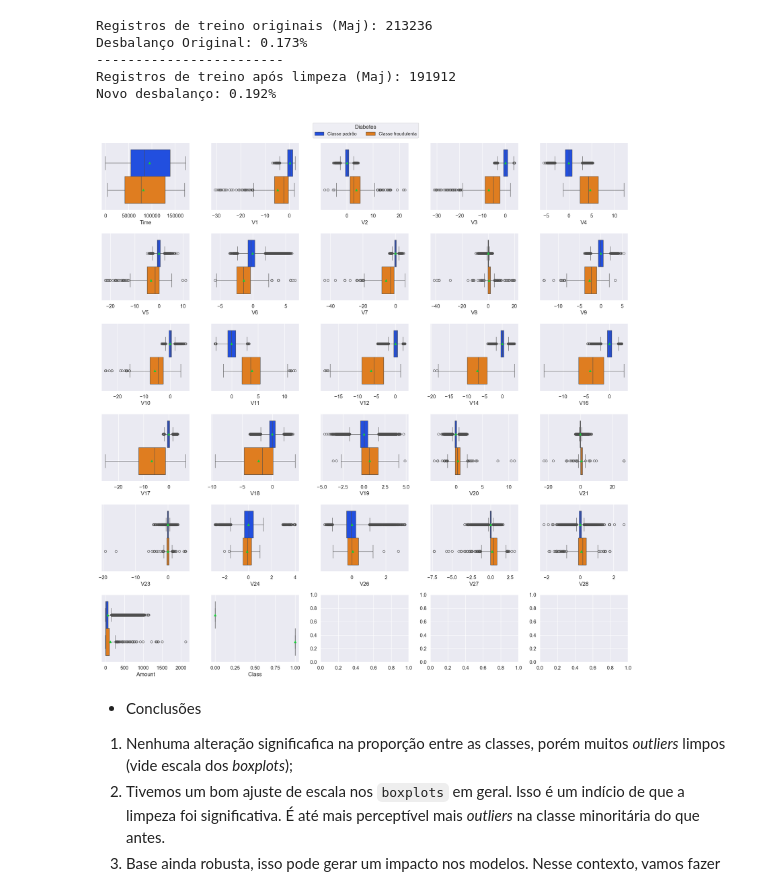
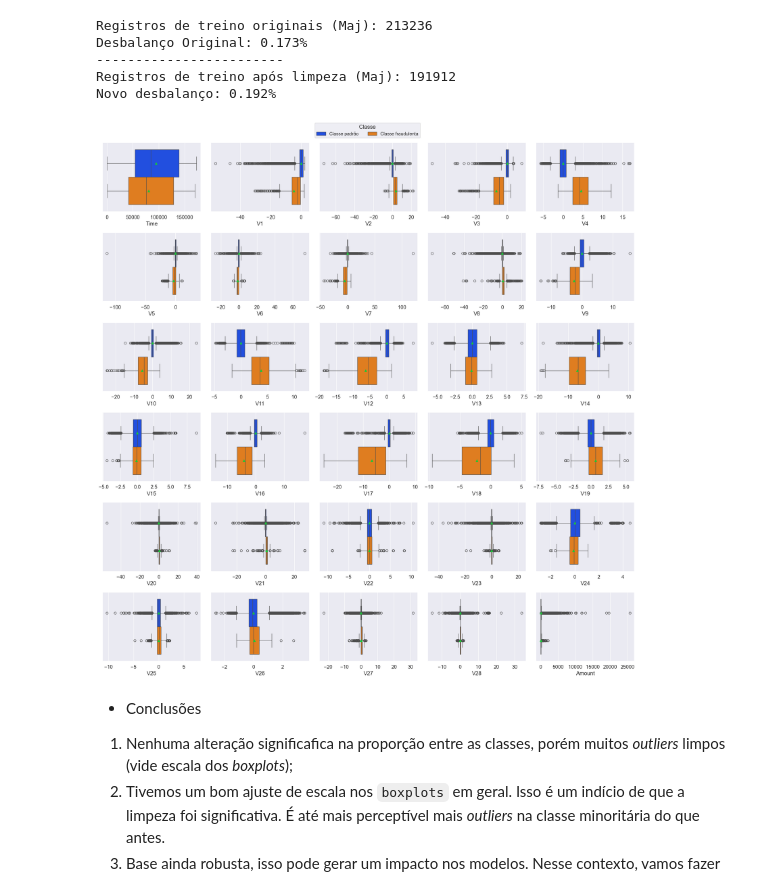
Before and after one commit to Dnlsd/Classificacao_em_bases_desbalanceadas, a Jupyter notebook: notebooks/01_EDA_Mult_Var.ipynb, the cells around one changed output. Cells and saved outputs as stored; diff of their text form; code cells hidden in the pictures.

Commit message:
ajustes imagens

```diff
--- a/notebooks/01_EDA_Mult_Var.ipynb
+++ b/notebooks/01_EDA_Mult_Var.ipynb
@@ -425,27 +425,27 @@ Novo desbalanço: 0.192%
 # %%
 fig, axs = plt.subplots(ncols=5, nrows=6,
                         figsize=(20, 20))
 
 
 for ax, c in zip(axs.flatten(), df.columns):
     b = sns.boxplot(
-        data=df_train_final, x=c,
+        data=df, x=c,
         hue="Class",
         showmeans=True,
         ax=ax
     )
 
     legend = b.get_legend()
     legend.remove()
 
 labels = ["Classe padrão", "Classe fraudulenta"]
 
-fig.legend(handles=legend.legend_handles, labels=labels, loc='upper center', ncols=2, title='Diabetes', bbox_to_anchor=(0.5, 1.03), fontsize=12)
+fig.legend(handles=legend.legend_handles, labels=labels, loc='upper center', ncols=2, title='Classe', bbox_to_anchor=(0.5, 1.03), fontsize=12)
 
 plt.tight_layout()
 plt.show()
 # %% [output]
-[figure, old version]
+[figure, new version]
 # %%
 DADOS_TRATADOS = PASTA_DADOS / 'crediticard_mult_var_treino'
 
```
Also changed, not shown: parts of 2 cells of this notebook, 2 other files.
